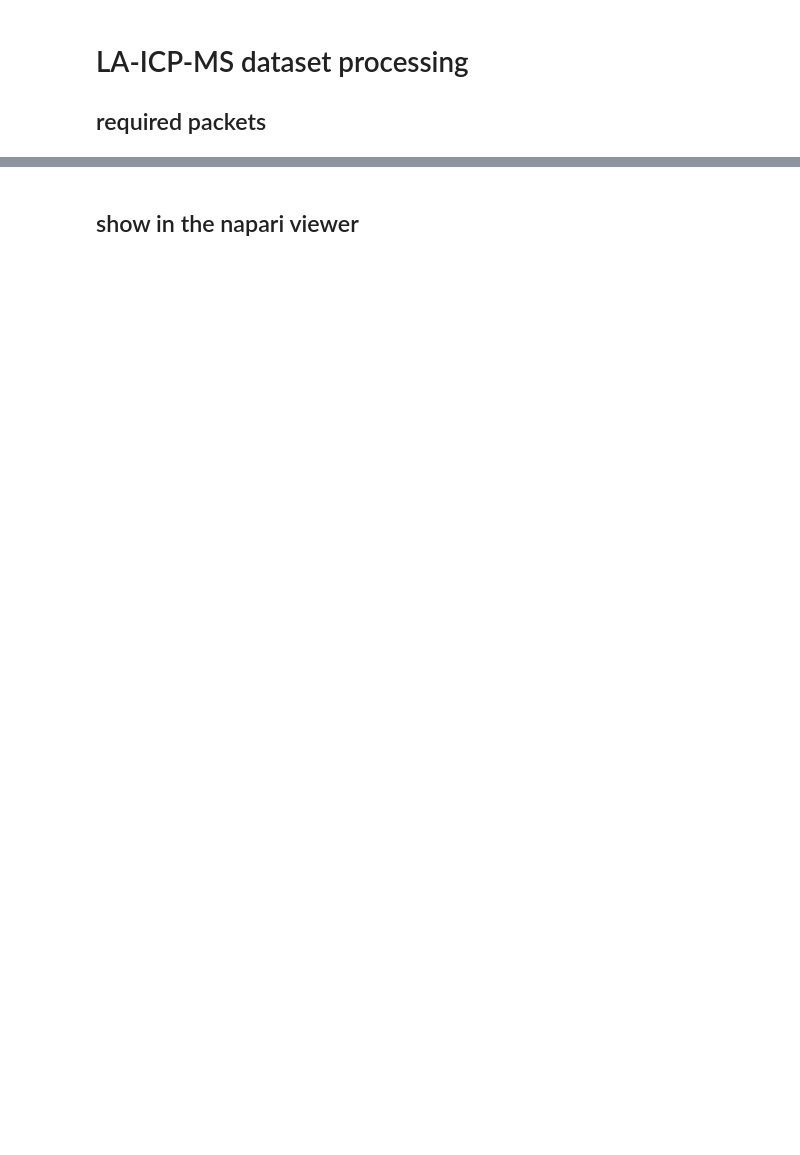
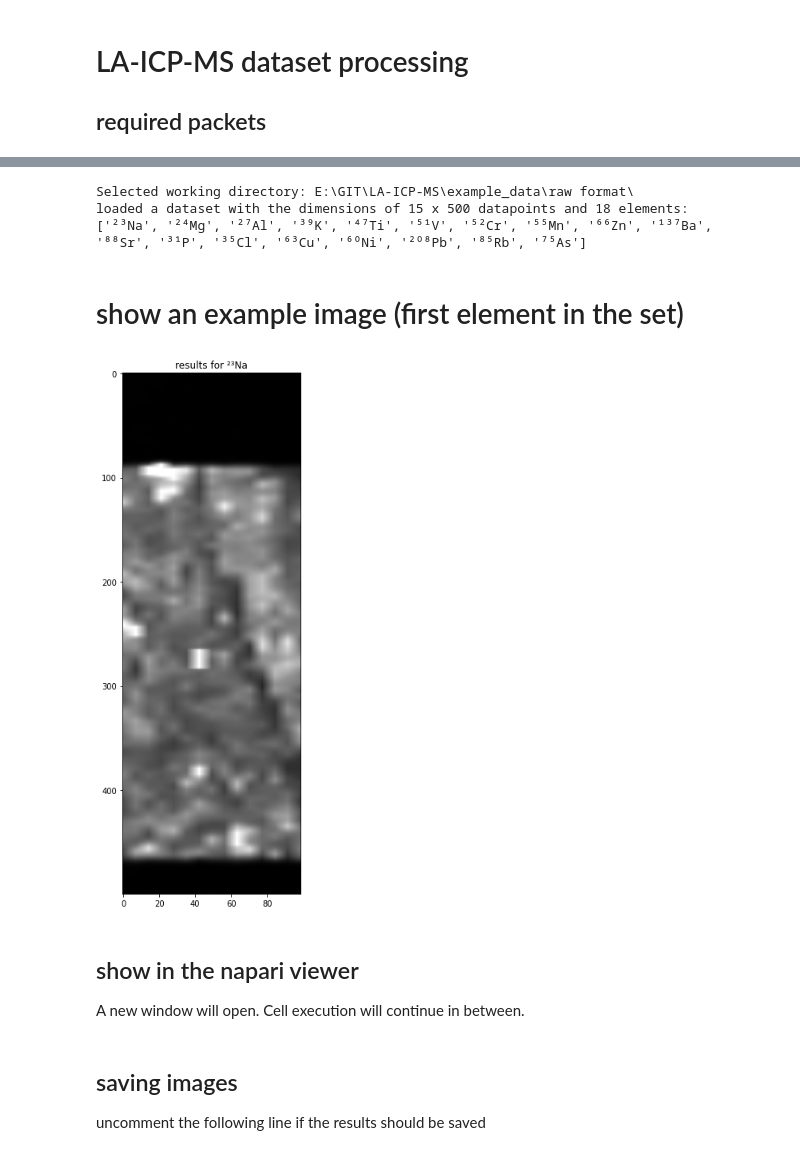
Before and after one commit to kleinerELM/LA-ICP-MS, a Jupyter notebook: laser.ipynb, the cells around one changed output, grey strips where cells are left out. Cells and saved outputs as stored; diff of their text form; code cells hidden in the pictures; blank space fills up the shorter version.

```diff
--- a/laser.ipynb
+++ b/laser.ipynb
@@ -148,5 +3,0 @@ for element in elements.keys():
-# %%
-img, _ = optimize_img( images[first_e] )
-plt.rcParams['figure.figsize'] = [12, 12]
-plt.title('example image of the dataset (element {})'.format(elements[first_e]))
-plt.imshow(strech_img( img, stretch_x), aspect=spot_distance_y/spot_distance_x, cmap='gray', interpolation=None);
@@ -167,0 +9,14 @@ for i, element in enumerate(elements.keys()):
+# %%
+settings = getBaseSettings()
+
+# show debugging output
+settings["showDebuggingOutput"] = True
+# set the physical spot distance in µm
+settings["spot_distance_x"]     = 7.0
+# set the physical spot distance in µm
+settings["spot_distance_y"]     = 0.579150579150579
+
+# change interpolation between the lines in x direction [integer, 0 disables this option]
+settings["stretch_x"]           = 6
+# set the gaussian filter size in y direction [integer, 0 disables this option]
+settings["smooth_y"]            = 3
@@ -168,2 +28,21 @@ for i, element in enumerate(elements.keys()):
+# %%
+settings["load_raw"]     = True
+settings["workingDirectory"] = settings["home_dir"] + os.sep + "example_data" + os.sep + "raw format" + os.sep
+
+# settings["load_raw"]     = False
+# settings["excel_file"] = "./example_data/excel_example.xlsx"
+# %%
+laser_data = LA_ICP_MS_LOADER(settings)
+# %% [output]
+Selected working directory: E:\GIT\LA-ICP-MS\example_data\raw format\
+loaded a dataset with the dimensions of 15 x 500 datapoints and 18 elements:
+['²³Na', '²⁴Mg', '²⁷Al', '³⁹K', '⁴⁷Ti', '⁵¹V', '⁵²Cr', '⁵⁵Mn', '⁶⁶Zn', '¹³⁷Ba', '⁸⁸Sr', '³¹P', '³⁵Cl', '⁶³Cu', '⁶⁰Ni', '²⁰⁸Pb', '⁸⁵Rb', '⁷⁵As']
+# %% [markdown]
+# show an example image (first element in the set)
+# %%
+laser_data.show_single_image( )
+# %% [output]
+[figure, added]
 # %% [markdown]
 ## show in the napari viewer
+A new window will open. Cell execution will continue in between.
@@ -176,0 +52,3 @@ with napari.gui_qt():
+# %% [markdown]
+## saving images
+uncomment the following line if the results should be saved
```
Also changed, not shown: parts of 21 cells of this notebook, 1 other file.
